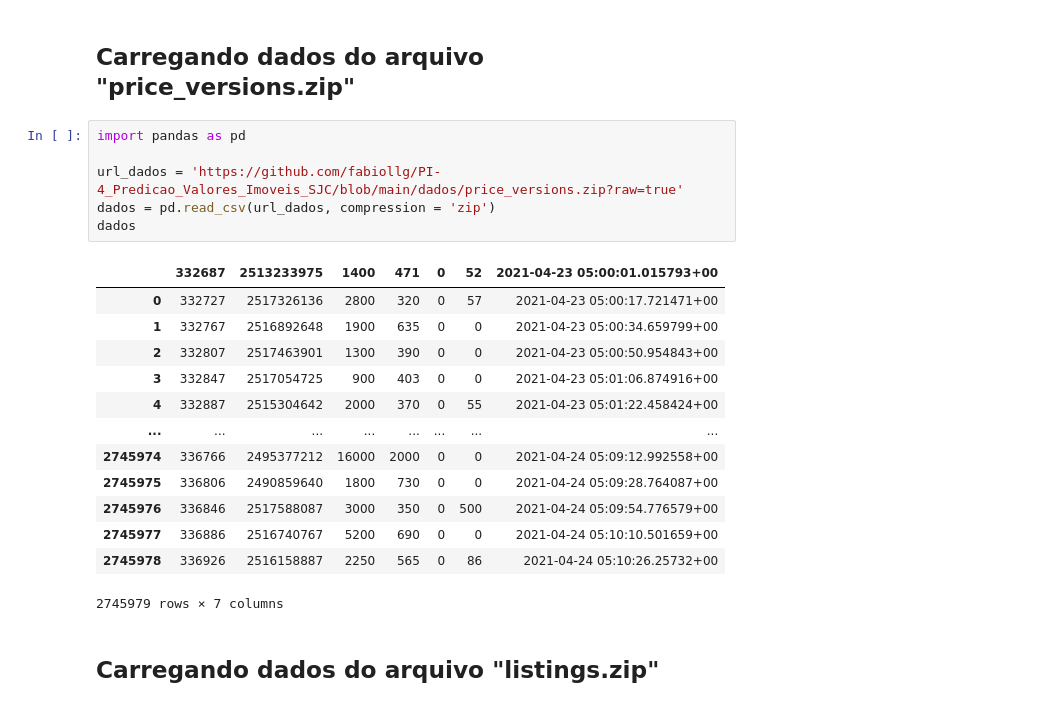
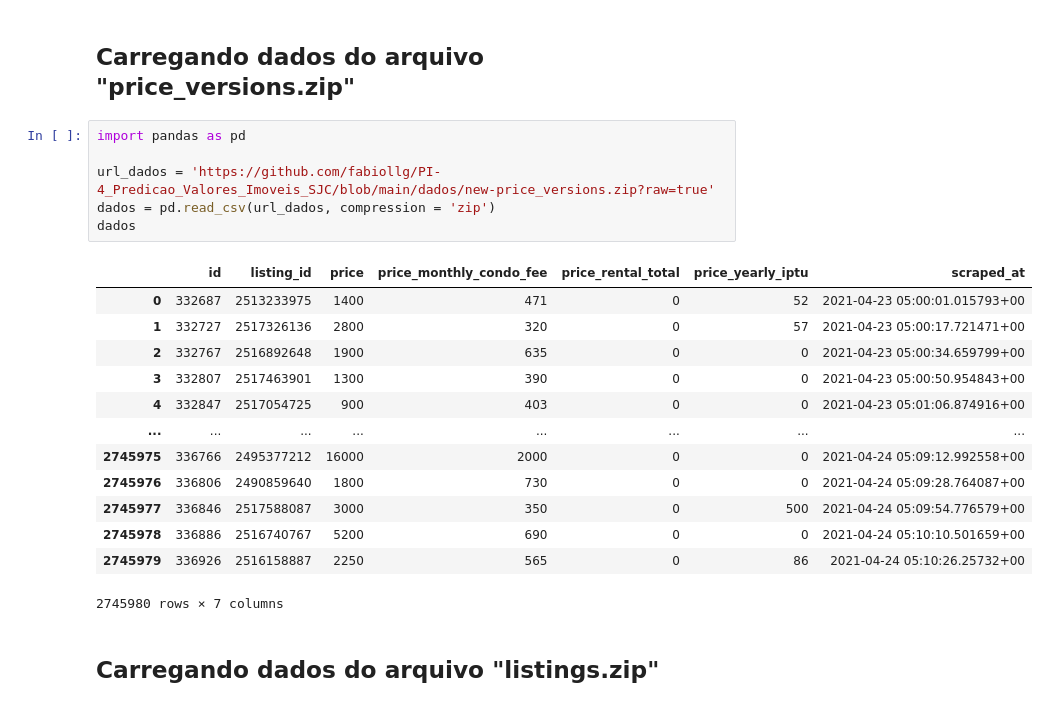
Before and after one commit to fabiollg/PI-4_Predicao_Valores_Imoveis_SJC, a Jupyter notebook: PI_4_Predicao_Valores_Imoveis_SJC.ipynb, the cells around one changed output. Saved outputs shown, nothing was run; the diff lists cells and outputs as text.

```diff
--- a/PI_4_Predicao_Valores_Imoveis_SJC.ipynb
+++ b/PI_4_Predicao_Valores_Imoveis_SJC.ipynb
@@ -5,23 +5,23 @@
 # %%
 import pandas as pd
 
-url_dados = 'https://github.com/fabiollg/PI-4_Predicao_Valores_Imoveis_SJC/blob/main/dados/price_versions.zip?raw=true'
+url_dados = 'https://github.com/fabiollg/PI-4_Predicao_Valores_Imoveis_SJC/blob/main/dados/new-price_versions.zip?raw=true'
 dados = pd.read_csv(url_dados, compression = 'zip')
 dados
 # %% [output]
-|  | 332687 | 2513233975 | 1400 | 471 | 0 | 52 | 2021-04-23 05:00:01.015793+00 |
-| 0 | 332727 | 2517326136 | 2800 | 320 | 0 | 57 | 2021-04-23 05:00:17.721471+00 |
-| 1 | 332767 | 2516892648 | 1900 | 635 | 0 | 0 | 2021-04-23 05:00:34.659799+00 |
-| 2 | 332807 | 2517463901 | 1300 | 390 | 0 | 0 | 2021-04-23 05:00:50.954843+00 |
-| 3 | 332847 | 2517054725 | 900 | 403 | 0 | 0 | 2021-04-23 05:01:06.874916+00 |
-| 4 | 332887 | 2515304642 | 2000 | 370 | 0 | 55 | 2021-04-23 05:01:22.458424+00 |
+|  | id | listing_id | price | price_monthly_condo_fee | price_rental_total | price_yearly_iptu | scraped_at |
+| 0 | 332687 | 2513233975 | 1400 | 471 | 0 | 52 | 2021-04-23 05:00:01.015793+00 |
+| 1 | 332727 | 2517326136 | 2800 | 320 | 0 | 57 | 2021-04-23 05:00:17.721471+00 |
+| 2 | 332767 | 2516892648 | 1900 | 635 | 0 | 0 | 2021-04-23 05:00:34.659799+00 |
+| 3 | 332807 | 2517463901 | 1300 | 390 | 0 | 0 | 2021-04-23 05:00:50.954843+00 |
+| 4 | 332847 | 2517054725 | 900 | 403 | 0 | 0 | 2021-04-23 05:01:06.874916+00 |
 | ... | ... | ... | ... | ... | ... | ... | ... |
-| 2745974 | 336766 | 2495377212 | 16000 | 2000 | 0 | 0 | 2021-04-24 05:09:12.992558+00 |
-| 2745975 | 336806 | 2490859640 | 1800 | 730 | 0 | 0 | 2021-04-24 05:09:28.764087+00 |
-| 2745976 | 336846 | 2517588087 | 3000 | 350 | 0 | 500 | 2021-04-24 05:09:54.776579+00 |
-| 2745977 | 336886 | 2516740767 | 5200 | 690 | 0 | 0 | 2021-04-24 05:10:10.501659+00 |
-| 2745978 | 336926 | 2516158887 | 2250 | 565 | 0 | 86 | 2021-04-24 05:10:26.25732+00 |
+| 2745975 | 336766 | 2495377212 | 16000 | 2000 | 0 | 0 | 2021-04-24 05:09:12.992558+00 |
+| 2745976 | 336806 | 2490859640 | 1800 | 730 | 0 | 0 | 2021-04-24 05:09:28.764087+00 |
+| 2745977 | 336846 | 2517588087 | 3000 | 350 | 0 | 500 | 2021-04-24 05:09:54.776579+00 |
+| 2745978 | 336886 | 2516740767 | 5200 | 690 | 0 | 0 | 2021-04-24 05:10:10.501659+00 |
+| 2745979 | 336926 | 2516158887 | 2250 | 565 | 0 | 86 | 2021-04-24 05:10:26.25732+00 |
-2745979 rows × 7 columns
+2745980 rows × 7 columns
 # %% [markdown]
 ## Carregando dados do arquivo "listings.zip"
 # %%
```
Also changed, not shown: parts of 1 cell of this notebook.
